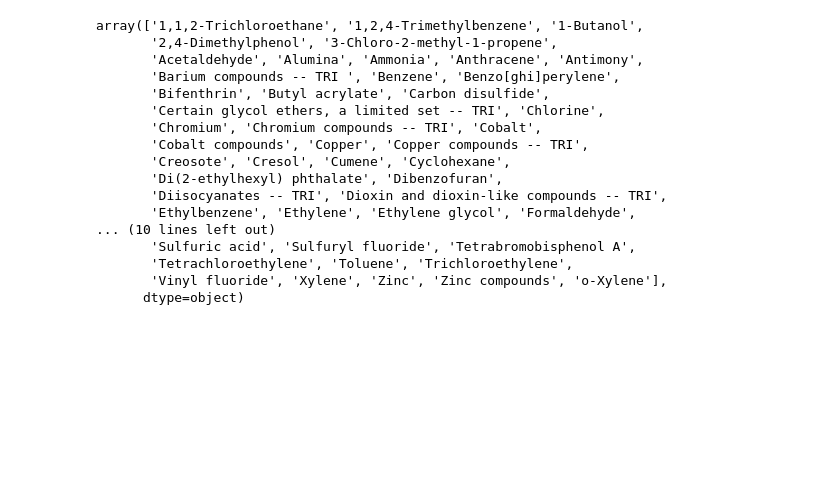
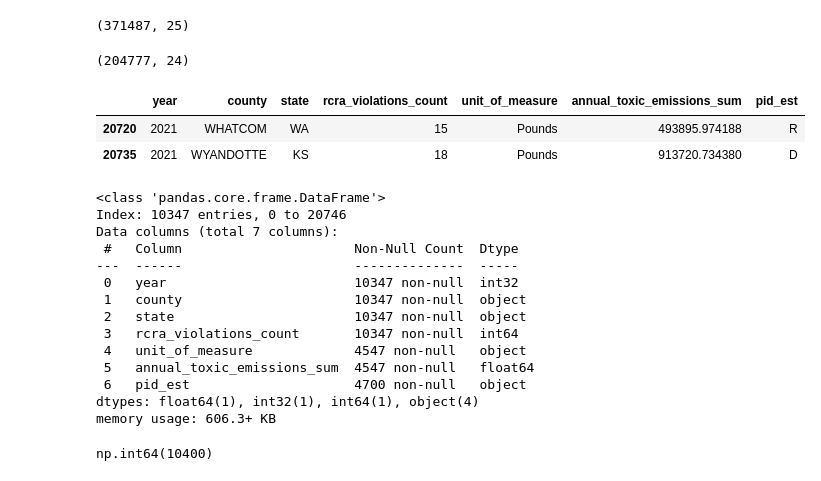
Before and after one commit to dillon-p/eew-research, a Jupyter notebook: etl/echo_data.ipynb, the cells around one changed output. Saved outputs shown, nothing was run; the diff lists cells and outputs as text; code cells hidden in the pictures; blank space fills up the shorter version.

```diff
--- a/etl/echo_data.ipynb
+++ b/etl/echo_data.ipynb
@@ -5,0 +65,3 @@ import pandas as pd
+# %%
+geos = county_candidates[['geo_name', 'state_abb']].drop_duplicates().copy().to_dict('split')['data']
+print(len(geos))
@@ -38,20 +109,52 @@ array(['Standards Applicable to Generators of HW: Pre-Transport Requirements App
-# %%
-np.sort(erie_toxic_releases.dataframe.POLLUTANT_NAME.unique())
-# %% [output]
-array(['1,1,2-Trichloroethane', '1,2,4-Trimethylbenzene', '1-Butanol',
-       '2,4-Dimethylphenol', '3-Chloro-2-methyl-1-propene',
-       'Acetaldehyde', 'Alumina', 'Ammonia', 'Anthracene', 'Antimony',
-       'Barium compounds -- TRI ', 'Benzene', 'Benzo[ghi]perylene',
-       'Bifenthrin', 'Butyl acrylate', 'Carbon disulfide',
-       'Certain glycol ethers, a limited set -- TRI', 'Chlorine',
-       'Chromium', 'Chromium compounds -- TRI', 'Cobalt',
-       'Cobalt compounds', 'Copper', 'Copper compounds -- TRI',
-       'Creosote', 'Cresol', 'Cumene', 'Cyclohexane',
-       'Di(2-ethylhexyl) phthalate', 'Dibenzofuran',
-       'Diisocyanates -- TRI', 'Dioxin and dioxin-like compounds -- TRI',
-       'Ethylbenzene', 'Ethylene', 'Ethylene glycol', 'Formaldehyde',
-... (10 lines left out)
-       'Sulfuric acid', 'Sulfuryl fluoride', 'Tetrabromobisphenol A',
-       'Tetrachloroethylene', 'Toluene', 'Trichloroethylene',
-       'Vinyl fluoride', 'Xylene', 'Zinc', 'Zinc compounds', 'o-Xylene'],
-      dtype=object)
+# %%
+toxic_release_df.shape
+# %% [output]
+(371487, 25)
+# %%
+rcra_violations_df.shape
+# %% [output]
+(204777, 24)
+# %%
+toxic_release_df['FAC_COUNTY'] = toxic_release_df['FAC_COUNTY'].apply(lambda x: x.replace(' COUNTY',''))
+rcra_violations_df['FAC_COUNTY'] = rcra_violations_df['FAC_COUNTY'].apply(lambda x: x.replace(' COUNTY',''))
+
+rcra_violations_df['REPORTING_YEAR'] = pd.to_datetime(rcra_violations_df.DATE_VIOLATION_DETERMINED).dt.year
+# toxic_release_df.to_csv('../data/toxic_releases.csv',)
+
+# rcra_violations_df.to_csv('../data/rcra_violations.csv',)
+# %%
+toxic = toxic_release_df.groupby(['REPORTING_YEAR','UNIT_OF_MEASURE','FAC_COUNTY','FAC_STATE',]).ANNUAL_EMISSION.sum().reset_index().rename(columns={'REPORTING_YEAR': 'year', 'UNIT_OF_MEASURE': 'unit_of_measure', 'FAC_COUNTY': 'county', 'FAC_STATE': 'state', 'ANNUAL_EMISSION': 'annual_toxic_emissions_sum'})
+rcra_violations_totals = rcra_violations_df.groupby(['REPORTING_YEAR','FAC_COUNTY','FAC_STATE']).VIOLATION_TYPE.count().reset_index().rename(columns={'REPORTING_YEAR': 'year', 'FAC_COUNTY': 'county', 'FAC_STATE': 'state', 'VIOLATION_TYPE': 'rcra_violations_count'})
+rcra_violations_totals.head(1)
+
+rcra_violations_emissions = pd.merge(rcra_violations_totals, toxic, how='left', on=['year','county','state'])
+rcra_violations_emissions = pd.merge(rcra_violations_emissions, county_candidates, how='left', left_on=['year','county','state'], right_on=['year','geo_name','state_abb'])
+rcra_violations_emissions = rcra_violations_emissions.drop(columns=['geo_name', 'state_abb'])
+rcra_violations_emissions.drop_duplicates(inplace=True)
+rcra_violations_emissions.dropna(inplace=True)
+rcra_violations_emissions.tail(2)
+# %% [output]
+|  | year | county | state | rcra_violations_count | unit_of_measure | annual_toxic_emissions_sum | pid_est |
+| 20720 | 2021 | WHATCOM | WA | 15 | Pounds | 493895.974188 | R |
+| 20735 | 2021 | WYANDOTTE | KS | 18 | Pounds | 913720.734380 | D |
+# %%
+rcra_violations_emissions.info(show_counts=True)
+# %% [output]
+<class 'pandas.core.frame.DataFrame'>
+Index: 10347 entries, 0 to 20746
+Data columns (total 7 columns):
+ #   Column                      Non-Null Count  Dtype
+---  ------                      --------------  -----
+ 0   year                        10347 non-null  int32
+ 1   county                      10347 non-null  object
+ 2   state                       10347 non-null  object
+ 3   rcra_violations_count       10347 non-null  int64
+ 4   unit_of_measure             4547 non-null   object
+ 5   annual_toxic_emissions_sum  4547 non-null   float64
+ 6   pid_est                     4700 non-null   object
+dtypes: float64(1), int32(1), int64(1), object(4)
+memory usage: 606.3+ KB
+# %%
+rcra_violations_emissions.duplicated().sum()
+# %% [output]
+np.int64(10400)
```
Also changed, not shown: parts of 8 cells of this notebook, 1 other file.
